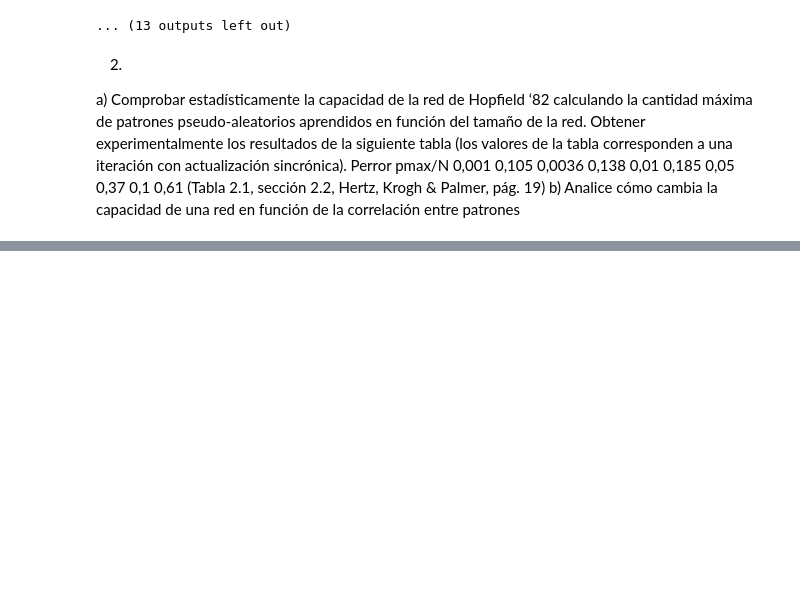
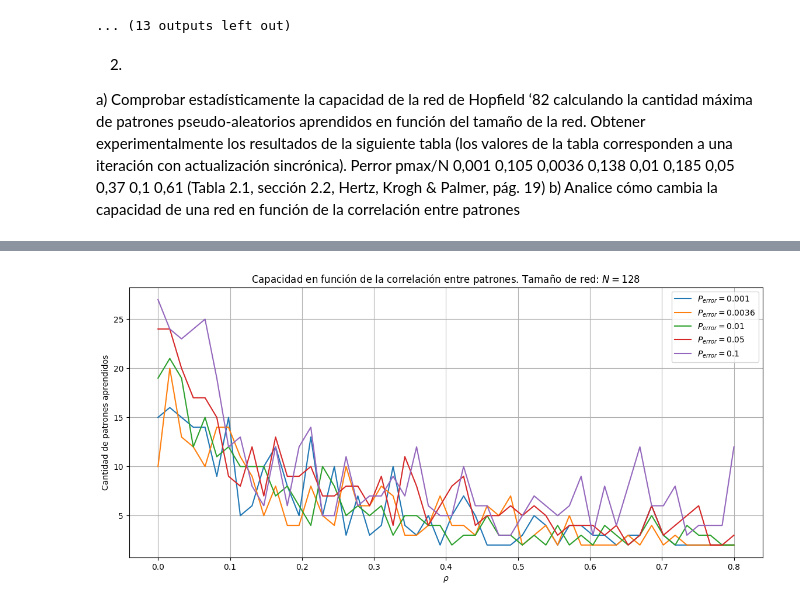
Before and after one commit to lburdman/RedesNeuronales, a Jupyter notebook: TP2/TP2.ipynb, the cells around one changed output, grey strips where cells are left out. Drawn from its saved outputs; the diff is of its cells as text; code cells hidden in the pictures; blank space fills up the shorter version.

Commit message:
Acomodo los documentos. Agrego grafico de capacidad con diferentes tamaños de red

```diff
--- a/TP2/TP2.ipynb
+++ b/TP2/TP2.ipynb
@@ -514,0 +510,56 @@ patrones
+# %%
+
+# Parameters
+N = 128  # Size of the network
+P_errors = [0.001, 0.0036, 0.01, 0.05, 0.1]
+correlation_levels = np.linspace(0, 0.8, 50)  # Correlation levels from 0 to 0.8 pasos de a 0.02
+rho_min = 0
+rho_max = 0.8
+mean = np.zeros(N)
+#Similitud promedio: rho
+
+# Gráfico de la capacidad en función de la correlación entre patrones
+fig, ax = plt.subplots(1, 1, figsize=(14, 6))
+ax.set_title(f'Capacidad en función de la correlación entre patrones. Tamaño de red: $N = {N}$')
+
+for p_error in P_errors:
+    #print("P_error: ", p_error)
+    p_max_experimental = []
+
+    for rho in correlation_levels:
+        #print("Rho: ", rho)
+        correlated_patterns = []
+        cov_matrix = np.ones((N, N)) * rho
+        np.fill_diagonal(cov_matrix, 1)
+        learning = True
+
+        while learning:
+            correlated_vector = np.random.multivariate_normal(mean, cov_matrix, 1)
+            correlated_pattern = np.where(correlated_vector >= 0, 1, -1)[0]
+            correlated_patterns.append(correlated_pattern)
+            W = computeWeights(correlated_patterns)
+            bad_bits = 0
+            learned_patterns = 0
+
+            for pattern in correlated_patterns:
+                input_pattern = pattern.copy()
+                hopfieldSync(W, input_pattern)
+                bad_bits += np.sum(input_pattern != pattern)
+                learned_patterns += 1
+
+            P_e = float(bad_bits / (len(correlated_patterns) * N))
+            if P_e > p_error:
+                p_max_experimental.append(len(correlated_patterns) - 1)
+                #print("Error: ", P_e, "\nAprendidos: ", len(correlated_patterns))
+                learning = False
+
+    ax.plot(correlation_levels, p_max_experimental, label=f'$P_{{error}} = {p_error}$')
+
+ax.set_xlabel("$\\rho$")
+ax.set_ylabel('Cantidad de patrones aprendidos')
+ax.legend()
+ax.grid()
+
+plt.show()
+# %% [output]
+[figure, added]
```
Also changed, not shown: parts of 8 cells of this notebook, 1 other file.
